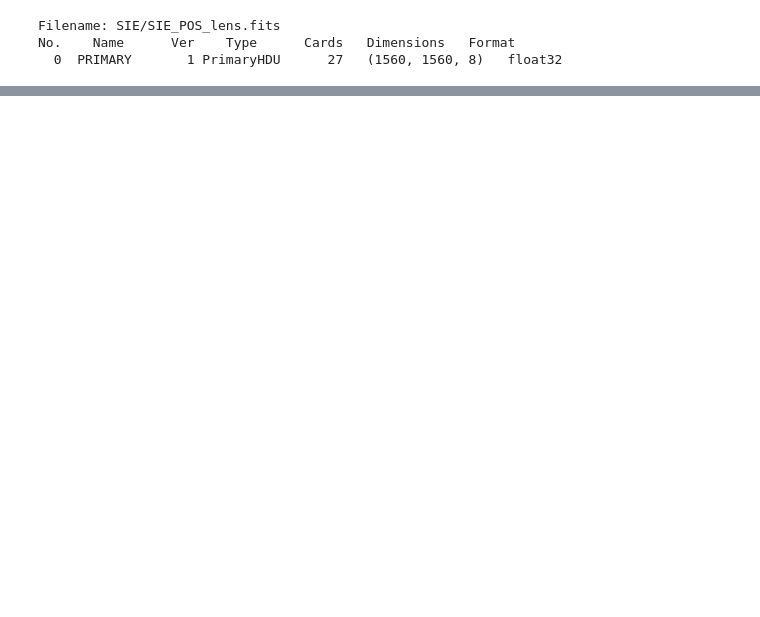
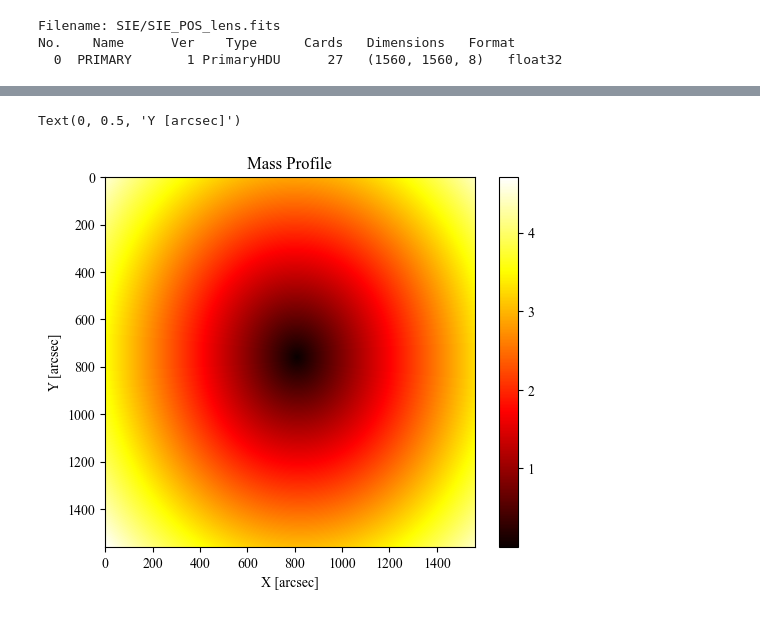
Before and after one commit to romms921/IllustrisTNG-Lens-Modelling, a Jupyter notebook: mass_profile_2.ipynb, the cells around one changed output, grey strips where cells are left out. Saved outputs shown, nothing was run; the diff lists cells and outputs as text; code cells hidden in the pictures; blank space fills up the shorter version.

```diff
--- a/mass_profile_2.ipynb
+++ b/mass_profile_2.ipynb
@@ -58,0 +223,10 @@ No.    Name      Ver    Type      Cards   Dimensions   Format
+# %%
+# Mass Profile
+plt.imshow(1/kappa, cmap='hot')
+plt.colorbar()
+plt.title('Mass Profile')
+plt.xlabel('X [arcsec]')
+plt.ylabel('Y [arcsec]')
+# %% [output]
+Text(0, 0.5, 'Y [arcsec]')
+[figure, added]
```
Also changed, not shown: parts of 10 cells of this notebook.
